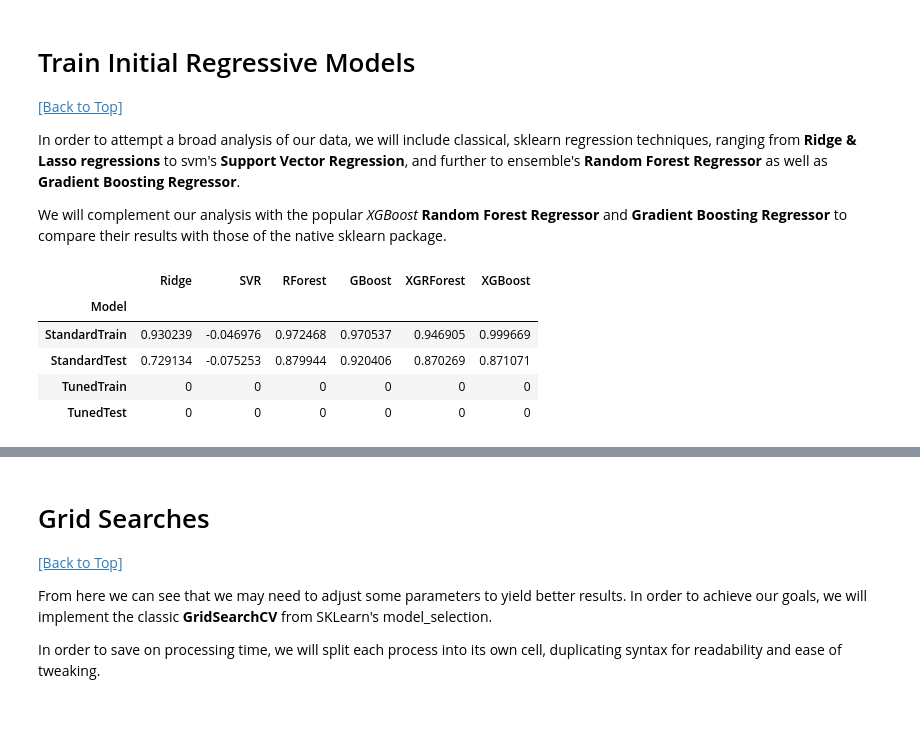
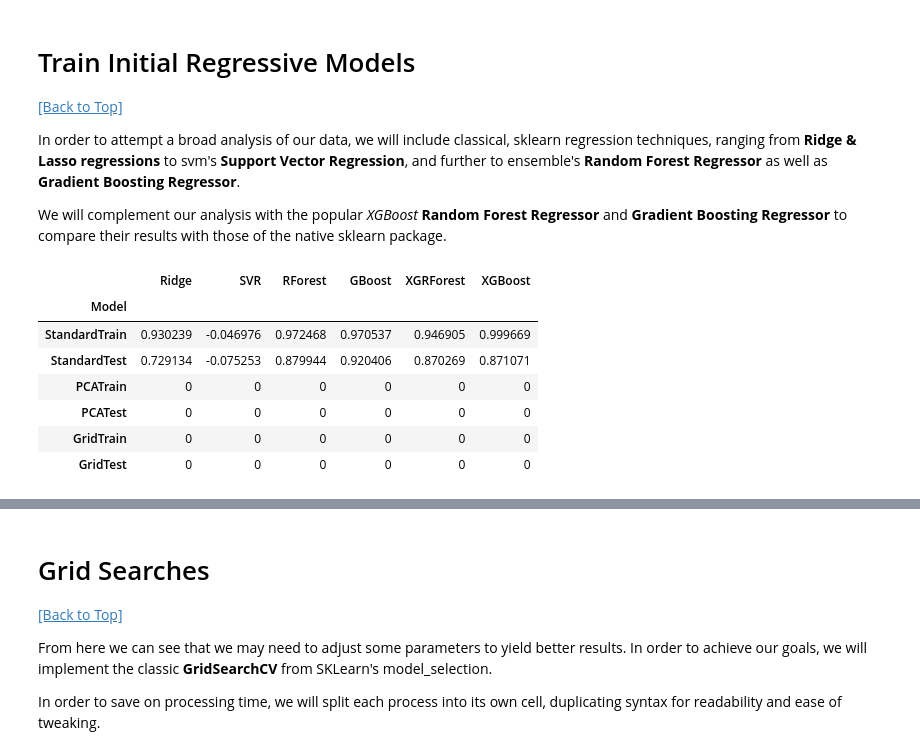
Before and after one commit to BaroqBard/IowaHousingPredictions, a Jupyter notebook: Iowa Housing Project - II. Modeling & Analysis.ipynb, the cells around one changed output, grey strips where cells are left out. Drawn from its saved outputs; the diff is of its cells as text; code cells hidden in the pictures; blank space fills up the shorter version.

```diff
--- a/Iowa Housing Project - II. Modeling & Analysis.ipynb
+++ b/Iowa Housing Project - II. Modeling & Analysis.ipynb
@@ -62,35 +62,39 @@ ridge = linear_model.Ridge()
 svr = svm.SVR()
 randomForest = ensemble.RandomForestRegressor(n_jobs = -2,random_state = 430)
 gradientBoost = ensemble.GradientBoostingRegressor(random_state = 430)
 xgForest = xgb.XGBRFRegressor(n_jobs = -2, random_state = 430)
 xgBooster = xgb.XGBRegressor(n_jobs = -2, random_state = 430)
 
 models = [ridge, svr, randomForest, gradientBoost, xgForest, xgBooster]
 
 # Make results df
 resul = pd.DataFrame(columns = ['Model', 'Ridge', 'SVR', 'RForest', 'GBoost', 'XGRForest', 'XGBoost'])
 resul.set_index("Model", inplace = True)
 resul.loc['StandardTrain'] = [0, 0, 0, 0, 0, 0]
 resul.loc['StandardTest'] = [0, 0, 0, 0, 0, 0]
-resul.loc['TunedTrain'] = [0, 0, 0, 0, 0, 0]
-resul.loc['TunedTest'] = [0, 0, 0, 0, 0, 0]
+resul.loc['PCATrain'] = [0, 0, 0, 0, 0, 0]
+resul.loc['PCATest'] = [0, 0, 0, 0, 0, 0]
+resul.loc['GridTrain'] = [0, 0, 0, 0, 0, 0]
+resul.loc['GridTest'] = [0, 0, 0, 0, 0, 0]
 
 ##########################################
 ### Build & Test Models w/o GridSearch ###
 ##########################################
 
 col = 0
 for model in models:
     model.fit(x_train, y_train['SalePrice'])
     resul.iloc[0, col] = model.score(x_train, y_train['SalePrice'])
     resul.iloc[1, col] = model.score(x_test, y_test['SalePrice'])
     col += 1
 
-resul.head()
+resul.head(6)
 # %% [output]
 |  | Ridge | SVR | RForest | GBoost | XGRForest | XGBoost |
 | Model |  |  |  |  |  |  |
 | StandardTrain | 0.930239 | -0.046976 | 0.972468 | 0.970537 | 0.946905 | 0.999669 |
 | StandardTest | 0.729134 | -0.075253 | 0.879944 | 0.920406 | 0.870269 | 0.871071 |
-| TunedTrain | 0 | 0 | 0 | 0 | 0 | 0 |
-| TunedTest | 0 | 0 | 0 | 0 | 0 | 0 |
+| PCATrain | 0 | 0 | 0 | 0 | 0 | 0 |
+| PCATest | 0 | 0 | 0 | 0 | 0 | 0 |
+| GridTrain | 0 | 0 | 0 | 0 | 0 | 0 |
+| GridTest | 0 | 0 | 0 | 0 | 0 | 0 |
```
Also changed, not shown: parts of 13 cells of this notebook.
